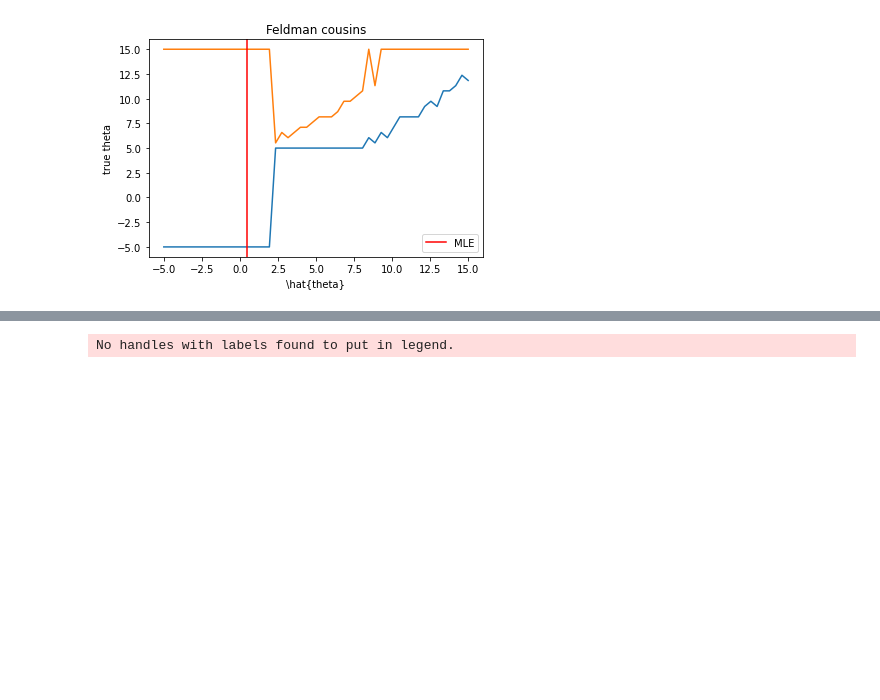
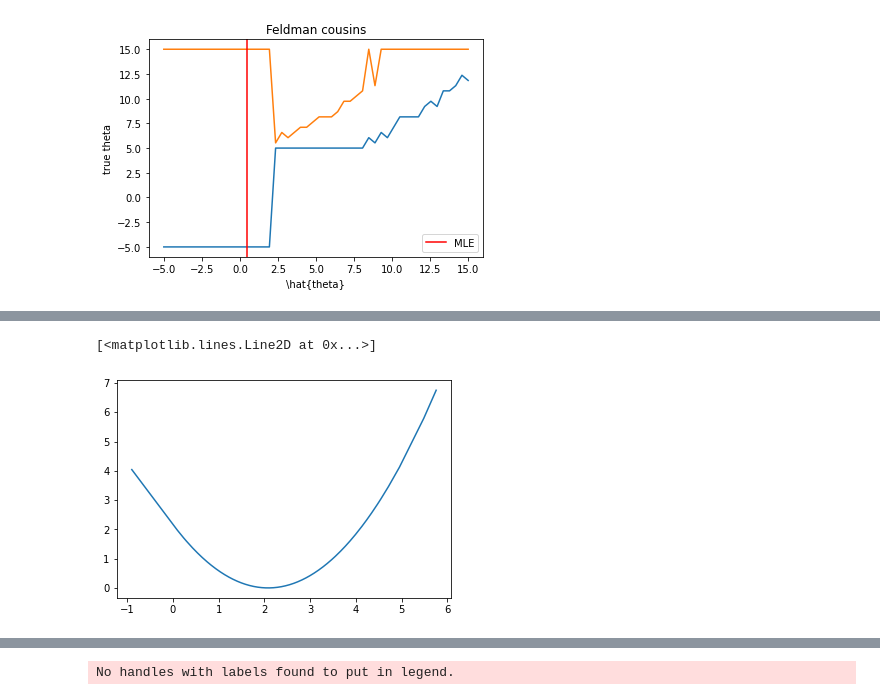
Before and after one commit to vischia/statex, a Jupyter notebook: feldman_cousins.ipynb, the cells around one changed output, grey strips where cells are left out. Drawn from its saved outputs; the diff is of its cells as text; code cells hidden in the pictures; blank space fills up the shorter version.

```diff
--- a/feldman_cousins.ipynb
+++ b/feldman_cousins.ipynb
@@ -196,0 +274,5 @@ plt.legend(loc='best')
+# %%
+plt.plot(examplearr[:,0],examplearr[:,1], label='Likelihood ratio')
+# %% [output]
+[<matplotlib.lines.Line2D at 0x...>]
+[figure, added]
```
Also changed, not shown: parts of 6 cells of this notebook.
